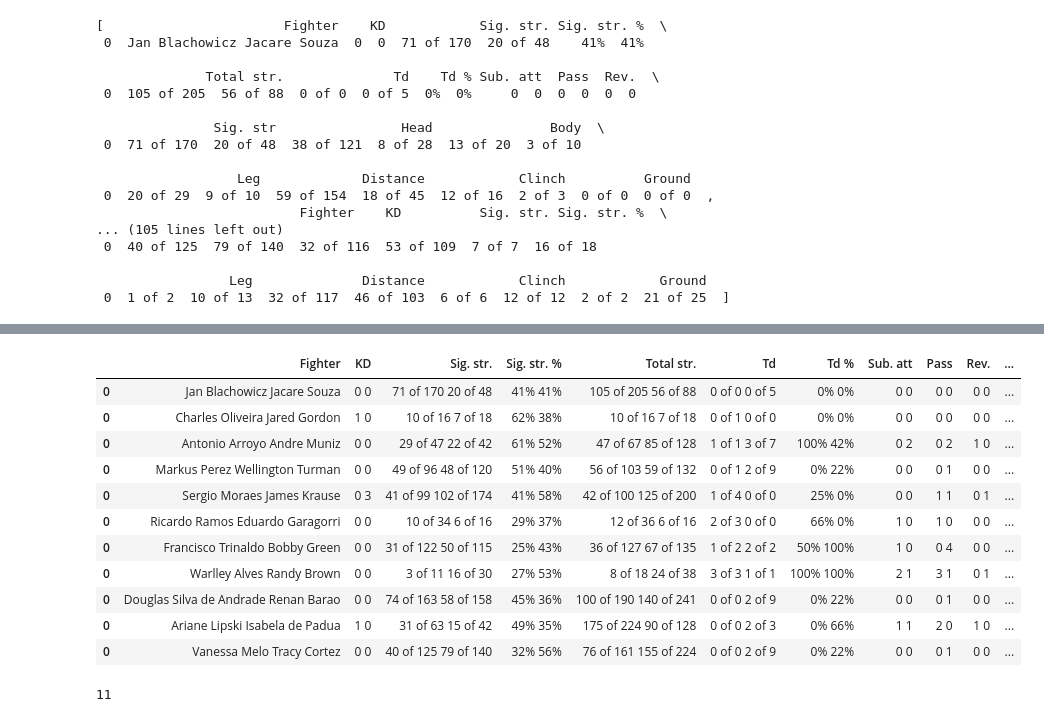
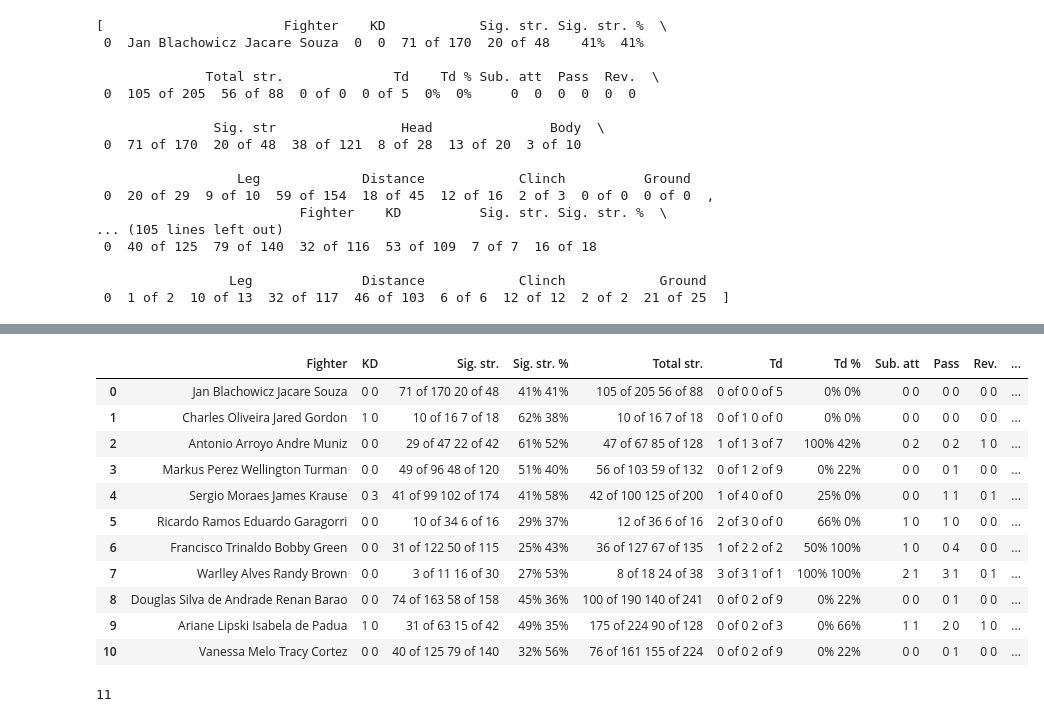
Before and after one commit to hmnathel/UFC_predict, a Jupyter notebook: ufc_stats_data_NEWDATA.ipynb, the cells around one changed output, grey strips where cells are left out. Saved outputs shown, nothing was run; the diff lists cells and outputs as text; code cells hidden in the pictures.

```diff
--- a/ufc_stats_data_NEWDATA.ipynb
+++ b/ufc_stats_data_NEWDATA.ipynb
@@ -241,6 +241,8 @@ newfights
 | 9 | Douglas Silva de Andrade Renan Barao | Featherweight | U-DEC | 3 | 5:00 | Sao Paulo, Sao Paulo, Brazil | November 16, 2019 | http://ufcstats.com/fight-details... | http://ufcstats.com/event-details... |
 | 10 | Ariane Lipski Isabela de Padua | Women's Flyweight | U-DEC | 3 | 5:00 | Sao Paulo, Sao Paulo, Brazil | November 16, 2019 | http://ufcstats.com/fight-details... | http://ufcstats.com/event-details... |
 | 11 | Tracy Cortez Vanessa Melo | Women's Bantamweight | U-DEC | 3 | 5:00 | Sao Paulo, Sao Paulo, Brazil | November 16, 2019 | http://ufcstats.com/fight-details... | http://ufcstats.com/event-details... |
+# %%
+newfights.reset_index(drop=True, inplace=True)
 # %%
 # TF = []
 # Ref = []
@@ -302,20 +319,22 @@ newallfightstats = pd.concat(newallfightstats)
+# %%
+newallfightstats.reset_index(drop=True, inplace=True)
+newallfightstats['W_L_FIGHTERS'] = newfights['Fighter']
+newallfightstats
+# %% [output]
+|  | Fighter | KD | Sig. str. | Sig. str. % | Total str. | Td | Td % | Sub. att | Pass | Rev. | ... |
+| 0 | Jan Blachowicz Jacare Souza | 0 0 | 71 of 170 20 of 48 | 41% 41% | 105 of 205 56 of 88 | 0 of 0 0 of 5 | 0% 0% | 0 0 | 0 0 | 0 0 | ... |
+| 1 | Charles Oliveira Jared Gordon | 1 0 | 10 of 16 7 of 18 | 62% 38% | 10 of 16 7 of 18 | 0 of 1 0 of 0 | 0% 0% | 0 0 | 0 0 | 0 0 | ... |
+| 2 | Antonio Arroyo Andre Muniz | 0 0 | 29 of 47 22 of 42 | 61% 52% | 47 of 67 85 of 128 | 1 of 1 3 of 7 | 100% 42% | 0 2 | 0 2 | 1 0 | ... |
+| 3 | Markus Perez Wellington Turman | 0 0 | 49 of 96 48 of 120 | 51% 40% | 56 of 103 59 of 132 | 0 of 1 2 of 9 | 0% 22% | 0 0 | 0 1 | 0 0 | ... |
+| 4 | Sergio Moraes James Krause | 0 3 | 41 of 99 102 of 174 | 41% 58% | 42 of 100 125 of 200 | 1 of 4 0 of 0 | 25% 0% | 0 0 | 1 1 | 0 1 | ... |
+| 5 | Ricardo Ramos Eduardo Garagorri | 0 0 | 10 of 34 6 of 16 | 29% 37% | 12 of 36 6 of 16 | 2 of 3 0 of 0 | 66% 0% | 1 0 | 1 0 | 0 0 | ... |
+| 6 | Francisco Trinaldo Bobby Green | 0 0 | 31 of 122 50 of 115 | 25% 43% | 36 of 127 67 of 135 | 1 of 2 2 of 2 | 50% 100% | 1 0 | 0 4 | 0 0 | ... |
+| 7 | Warlley Alves Randy Brown | 0 0 | 3 of 11 16 of 30 | 27% 53% | 8 of 18 24 of 38 | 3 of 3 1 of 1 | 100% 100% | 2 1 | 3 1 | 0 1 | ... |
+| 8 | Douglas Silva de Andrade Renan Barao | 0 0 | 74 of 163 58 of 158 | 45% 36% | 100 of 190 140 of 241 | 0 of 0 2 of 9 | 0% 22% | 0 0 | 0 1 | 0 0 | ... |
+| 9 | Ariane Lipski Isabela de Padua | 1 0 | 31 of 63 15 of 42 | 49% 35% | 175 of 224 90 of 128 | 0 of 0 2 of 3 | 0% 66% | 1 1 | 2 0 | 1 0 | ... |
+| 10 | Vanessa Melo Tracy Cortez | 0 0 | 40 of 125 79 of 140 | 32% 56% | 76 of 161 155 of 224 | 0 of 0 2 of 9 | 0% 22% | 0 0 | 0 1 | 0 0 | ... |
 # %%
 newallfightstats.to_csv('newfightstats.csv')
-# %%
-newallfightstats
-# %% [output]
-|  | Fighter | KD | Sig. str. | Sig. str. % | Total str. | Td | Td % | Sub. att | Pass | Rev. | ... |
-| 0 | Jan Blachowicz Jacare Souza | 0 0 | 71 of 170 20 of 48 | 41% 41% | 105 of 205 56 of 88 | 0 of 0 0 of 5 | 0% 0% | 0 0 | 0 0 | 0 0 | ... |
-| 0 | Charles Oliveira Jared Gordon | 1 0 | 10 of 16 7 of 18 | 62% 38% | 10 of 16 7 of 18 | 0 of 1 0 of 0 | 0% 0% | 0 0 | 0 0 | 0 0 | ... |
-| 0 | Antonio Arroyo Andre Muniz | 0 0 | 29 of 47 22 of 42 | 61% 52% | 47 of 67 85 of 128 | 1 of 1 3 of 7 | 100% 42% | 0 2 | 0 2 | 1 0 | ... |
-| 0 | Markus Perez Wellington Turman | 0 0 | 49 of 96 48 of 120 | 51% 40% | 56 of 103 59 of 132 | 0 of 1 2 of 9 | 0% 22% | 0 0 | 0 1 | 0 0 | ... |
-| 0 | Sergio Moraes James Krause | 0 3 | 41 of 99 102 of 174 | 41% 58% | 42 of 100 125 of 200 | 1 of 4 0 of 0 | 25% 0% | 0 0 | 1 1 | 0 1 | ... |
-| 0 | Ricardo Ramos Eduardo Garagorri | 0 0 | 10 of 34 6 of 16 | 29% 37% | 12 of 36 6 of 16 | 2 of 3 0 of 0 | 66% 0% | 1 0 | 1 0 | 0 0 | ... |
-| 0 | Francisco Trinaldo Bobby Green | 0 0 | 31 of 122 50 of 115 | 25% 43% | 36 of 127 67 of 135 | 1 of 2 2 of 2 | 50% 100% | 1 0 | 0 4 | 0 0 | ... |
-| 0 | Warlley Alves Randy Brown | 0 0 | 3 of 11 16 of 30 | 27% 53% | 8 of 18 24 of 38 | 3 of 3 1 of 1 | 100% 100% | 2 1 | 3 1 | 0 1 | ... |
-| 0 | Douglas Silva de Andrade Renan Barao | 0 0 | 74 of 163 58 of 158 | 45% 36% | 100 of 190 140 of 241 | 0 of 0 2 of 9 | 0% 22% | 0 0 | 0 1 | 0 0 | ... |
-| 0 | Ariane Lipski Isabela de Padua | 1 0 | 31 of 63 15 of 42 | 49% 35% | 175 of 224 90 of 128 | 0 of 0 2 of 3 | 0% 66% | 1 1 | 2 0 | 1 0 | ... |
-| 0 | Vanessa Melo Tracy Cortez | 0 0 | 40 of 125 79 of 140 | 32% 56% | 76 of 161 155 of 224 | 0 of 0 2 of 9 | 0% 22% | 0 0 | 0 1 | 0 0 | ... |
 # %%
 len(newallfightstats)
 # %% [output]
```
Also changed, not shown: parts of 1 cell of this notebook, 22 other files.
